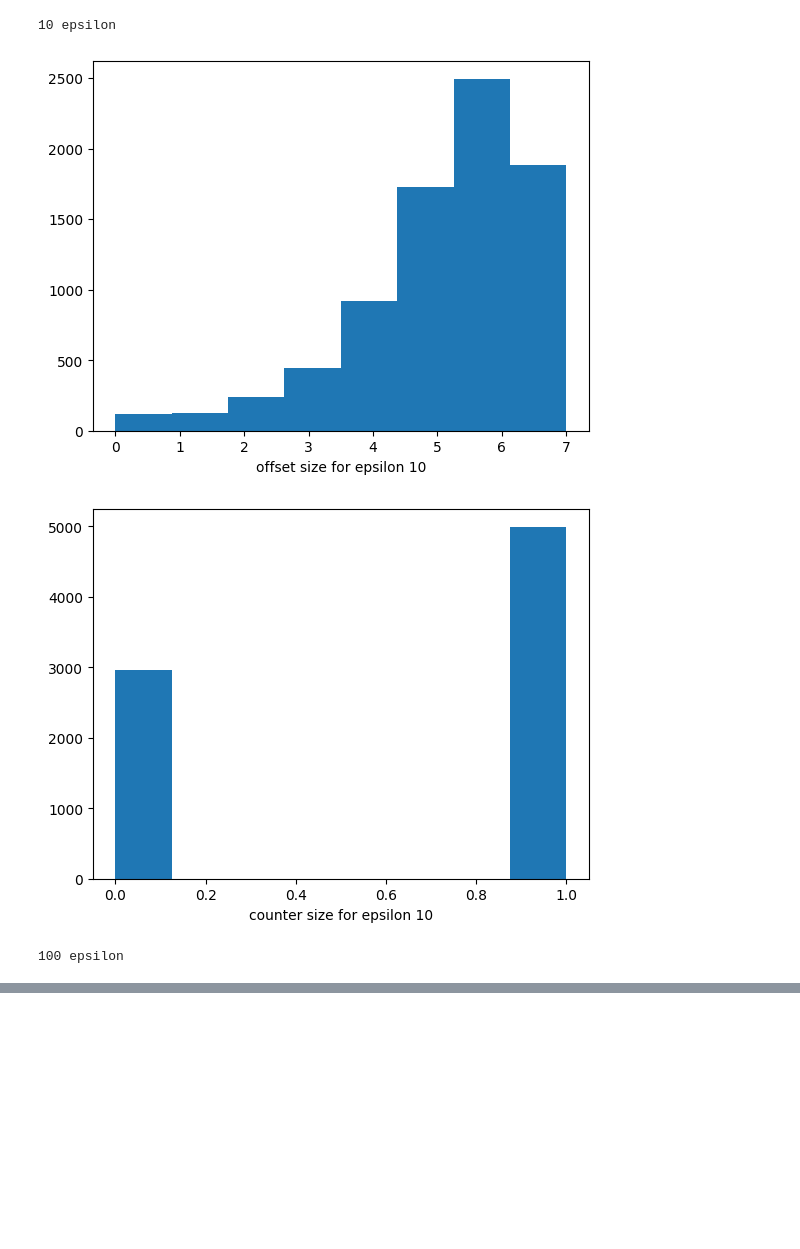
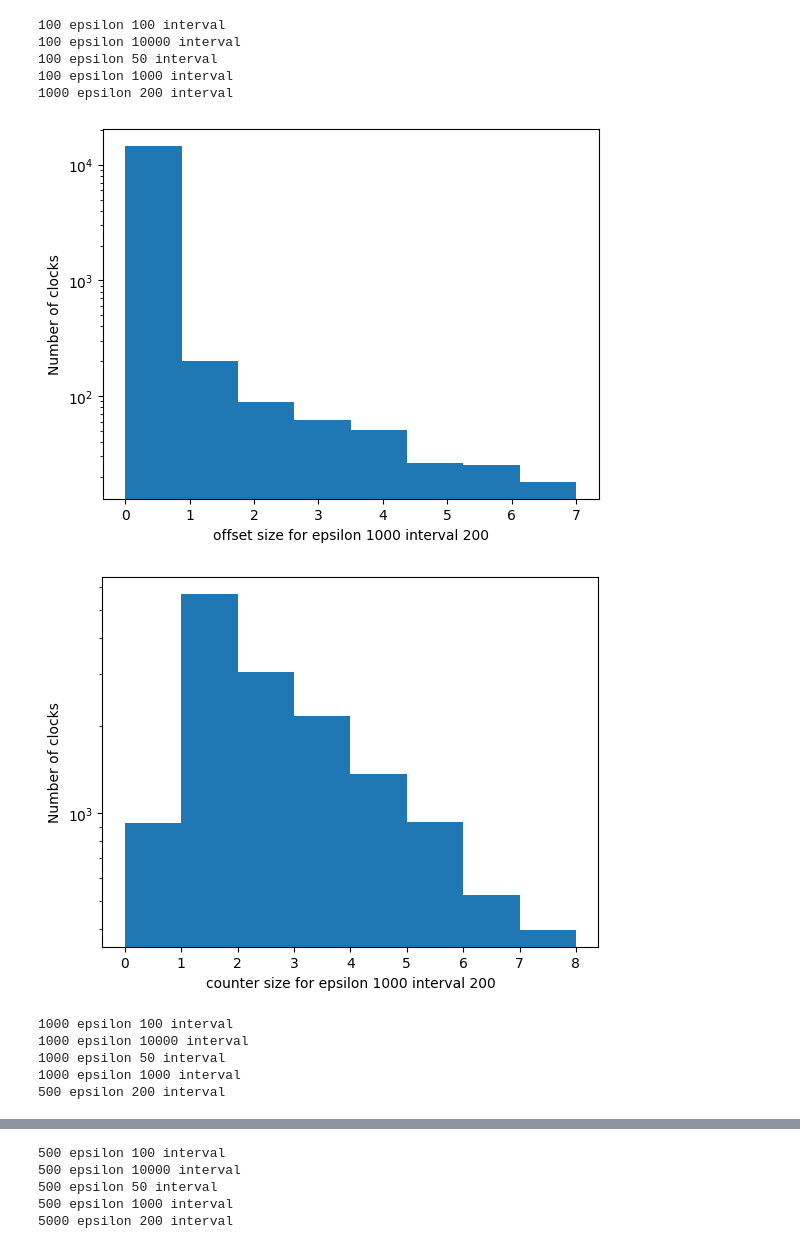
Before and after one commit to shaanzie/replay-clocks, a Jupyter notebook: hvc/Analysis.ipynb, the cells around one changed output, grey strips where cells are left out. Cells and saved outputs as stored; diff of their text form; code cells hidden in the pictures; blank space fills up the shorter version.

```diff
--- a/hvc/Analysis.ipynb
+++ b/hvc/Analysis.ipynb
@@ -14,6 +19,5 @@ df = parser.df
 # %%
-df = df.sort_values(['physical_time']).reset_index(drop = True)
-df = df.fillna(0)
+df = df.sort_values(['time']).reset_index(drop = True)
 # %%
 df
 # %% [output]
@@ -33,10 +37,16 @@ df
 # %%
-for epsilon in [5, 10, 100]:
-    print('{} epsilon'.format(epsilon))
-    plt.hist(df[df['epsilon'] == epsilon]['offset_size'], bins = 8)
-    plt.xlabel('offset size for epsilon {}'.format(epsilon))
-    plt.show()
-    plt.hist(df[df['epsilon'] == epsilon]['counter_size'], bins = 8)
-    plt.xlabel('counter size for epsilon {}'.format(epsilon))
-    plt.show()
+for epsilon in df['epsilon'].unique():
+    for interval in df['interval'].unique():
+        print('{} epsilon {} interval'.format(epsilon,  interval))
+        sample_df = df[(df['epsilon'] == epsilon) & (df['interval'] == interval)]
+        if len(sample_df.index) == 0:
+            continue
+        plt.hist(sample_df['f.offset_size'], bins = 8, log = True)
+        plt.xlabel('offset size for epsilon {} interval {}'.format(epsilon, interval))
+        plt.ylabel('Number of clocks')
+        plt.show()
+        plt.hist(sample_df['f.counter_size'], bins = 8, log = True)
+        plt.xlabel('counter size for epsilon {} interval {}'.format(epsilon, interval))
+        plt.ylabel('Number of clocks')
+        plt.show()
 # %% [output]
@@ -46,4 +56,12 @@ for epsilon in [5, 10, 100]:
-10 epsilon
+100 epsilon 100 interval
+100 epsilon 10000 interval
+100 epsilon 50 interval
+100 epsilon 1000 interval
+1000 epsilon 200 interval
-[figure, old version]
+[figure, new version]
-[figure, old version]
+[figure, new version]
-100 epsilon
+1000 epsilon 100 interval
+1000 epsilon 10000 interval
+1000 epsilon 50 interval
+1000 epsilon 1000 interval
+500 epsilon 200 interval
@@ -51,0 +70,5 @@ for epsilon in [5, 10, 100]:
+500 epsilon 100 interval
+500 epsilon 10000 interval
+500 epsilon 50 interval
+500 epsilon 1000 interval
+5000 epsilon 200 interval
```
Also changed, not shown: parts of 3 cells of this notebook, 7 other files.
